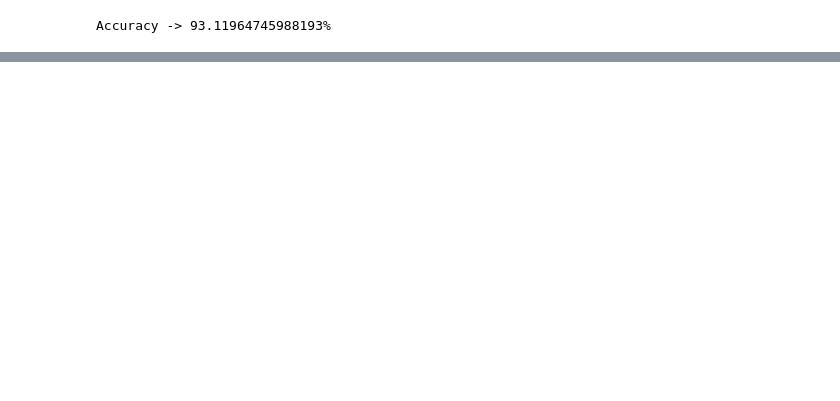
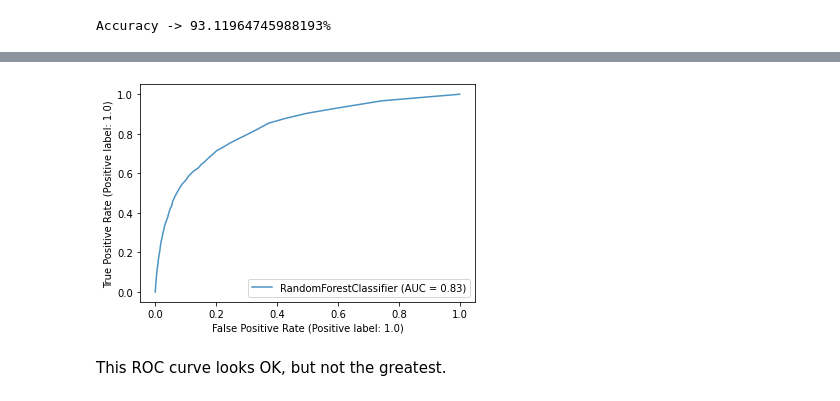
Before and after one commit to 2020Austin/gabeKaggle, a Jupyter notebook: models/rf_train.ipynb, the cells around one changed output, grey strips where cells are left out. Cells and saved outputs as stored; diff of their text form; code cells hidden in the pictures; blank space fills up the shorter version.

```diff
--- a/models/rf_train.ipynb
+++ b/models/rf_train.ipynb
@@ -113,0 +158,7 @@ Accuracy -> 93.11964745988193%
+# %%
+# ROC and AUC-ROC
+rfc_disp = RocCurveDisplay.from_estimator(rf, X_test, y_test, alpha=0.8)
+# %% [output]
+[figure, added]
+# %% [markdown]
+This ROC curve looks OK, but not the greatest.
```
Also changed, not shown: parts of 8 cells of this notebook.
